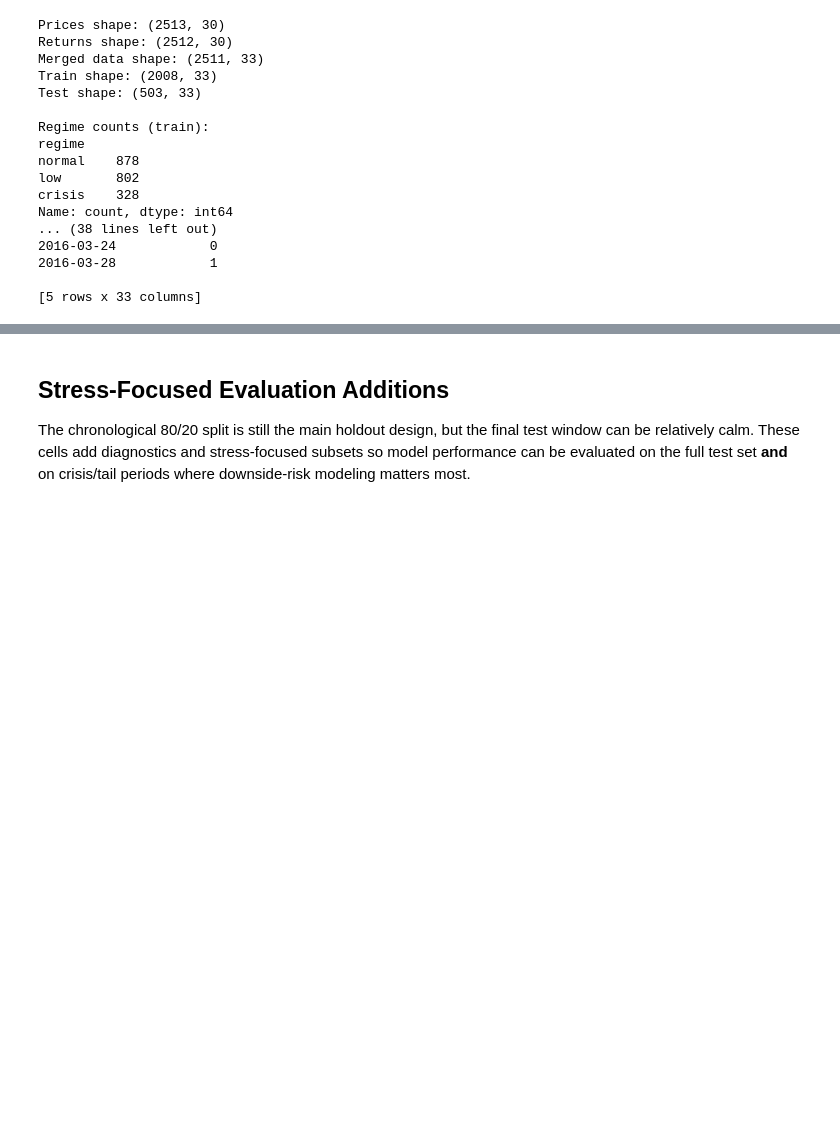
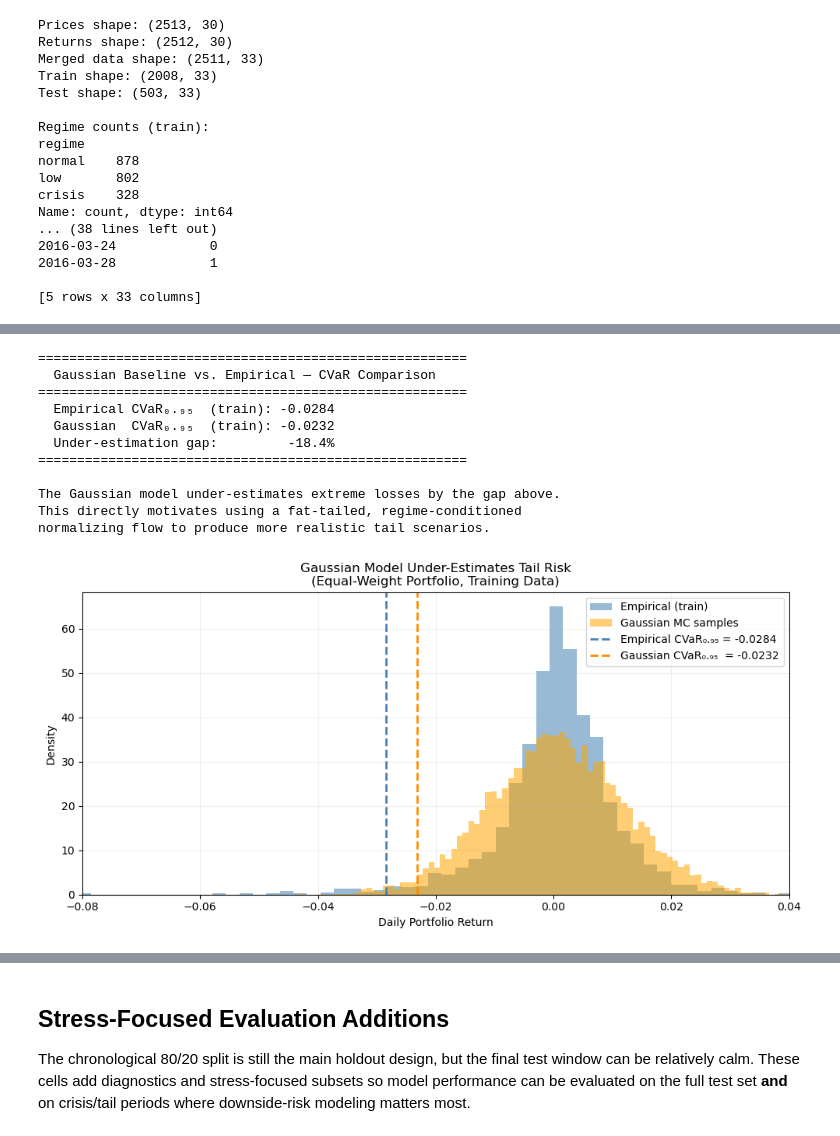
Before and after one commit to Xander-Coles/market-shocks, a Jupyter notebook: Data_Collection_Market_Shocks.ipynb, the cells around one changed output, grey strips where cells are left out. Drawn from its saved outputs; the diff is of its cells as text; code cells hidden in the pictures; blank space fills up the shorter version.

```diff
--- a/Data_Collection_Market_Shocks.ipynb
+++ b/Data_Collection_Market_Shocks.ipynb
@@ -147,0 +646,73 @@ Name: count, dtype: int64
+# %%
+import numpy as np
+from sklearn.covariance import LedoitWolf
+
+train_returns_arr = X_train_returns.values   # shape (T, 30)
+n_assets = train_returns_arr.shape[1]
+weights_ew = np.ones(n_assets) / n_assets
+
+# --- Empirical CVaR on training data ---
+ew_train_ret = train_returns_arr @ weights_ew
+var_95_empirical = np.percentile(ew_train_ret, 5)
+cvar_95_empirical = ew_train_ret[ew_train_ret <= var_95_empirical].mean()
+
+# --- Gaussian fit (Ledoit-Wolf shrinkage covariance) ---
+lw = LedoitWolf().fit(train_returns_arr)
+mu_hat = train_returns_arr.mean(axis=0)
+sigma_hat = lw.covariance_
+
+np.random.seed(42)
+S = 10_000
+gaussian_samples = np.random.multivariate_normal(mu_hat, sigma_hat, size=S)
+ew_gaussian_ret = gaussian_samples @ weights_ew
+var_95_gaussian = np.percentile(ew_gaussian_ret, 5)
+cvar_95_gaussian = ew_gaussian_ret[ew_gaussian_ret <= var_95_gaussian].mean()
+
+# --- Summary ---
+gap_pct = (cvar_95_empirical - cvar_95_gaussian) / abs(cvar_95_empirical) * 100
+
+print("=" * 55)
+print("  Gaussian Baseline vs. Empirical — CVaR Comparison")
+print("=" * 55)
+print(f"  Empirical CVaR₀.₉₅  (train): {cvar_95_empirical:.4f}")
+print(f"  Gaussian  CVaR₀.₉₅  (train): {cvar_95_gaussian:.4f}")
+print(f"  Under-estimation gap:         {gap_pct:.1f}%")
+print("=" * 55)
+print()
+print("The Gaussian model under-estimates extreme losses by the gap above.")
+print("This directly motivates using a fat-tailed, regime-conditioned")
+print("normalizing flow to produce more realistic tail scenarios.")
+
+# --- Visualization ---
+import matplotlib.pyplot as plt
+
+fig, ax = plt.subplots(figsize=(10, 5))
+ax.hist(ew_train_ret,    bins=100, alpha=0.55, color="steelblue",
+        density=True, label="Empirical (train)")
+ax.hist(ew_gaussian_ret, bins=100, alpha=0.55, color="orange",
+        density=True, label="Gaussian MC samples")
+ax.axvline(cvar_95_empirical, color="steelblue", linewidth=2,
+           linestyle="--", label=f"Empirical CVaR₀.₉₅ = {cvar_95_empirical:.4f}")
+ax.axvline(cvar_95_gaussian, color="darkorange", linewidth=2,
+           linestyle="--", label=f"Gaussian CVaR₀.₉₅  = {cvar_95_gaussian:.4f}")
+ax.set_xlim(-0.08, 0.04)
+ax.set_title("Gaussian Model Under-Estimates Tail Risk\n(Equal-Weight Portfolio, Training Data)")
+ax.set_xlabel("Daily Portfolio Return")
+ax.set_ylabel("Density")
+ax.legend()
+ax.grid(alpha=0.2)
+plt.tight_layout()
+plt.show()
+# %% [output]
+=======================================================
+  Gaussian Baseline vs. Empirical — CVaR Comparison
+=======================================================
+  Empirical CVaR₀.₉₅  (train): -0.0284
+  Gaussian  CVaR₀.₉₅  (train): -0.0232
+  Under-estimation gap:         -18.4%
+=======================================================
+
+The Gaussian model under-estimates extreme losses by the gap above.
+This directly motivates using a fat-tailed, regime-conditioned
+normalizing flow to produce more realistic tail scenarios.
+[figure, added]
```
Also changed, not shown: parts of 48 cells of this notebook.
